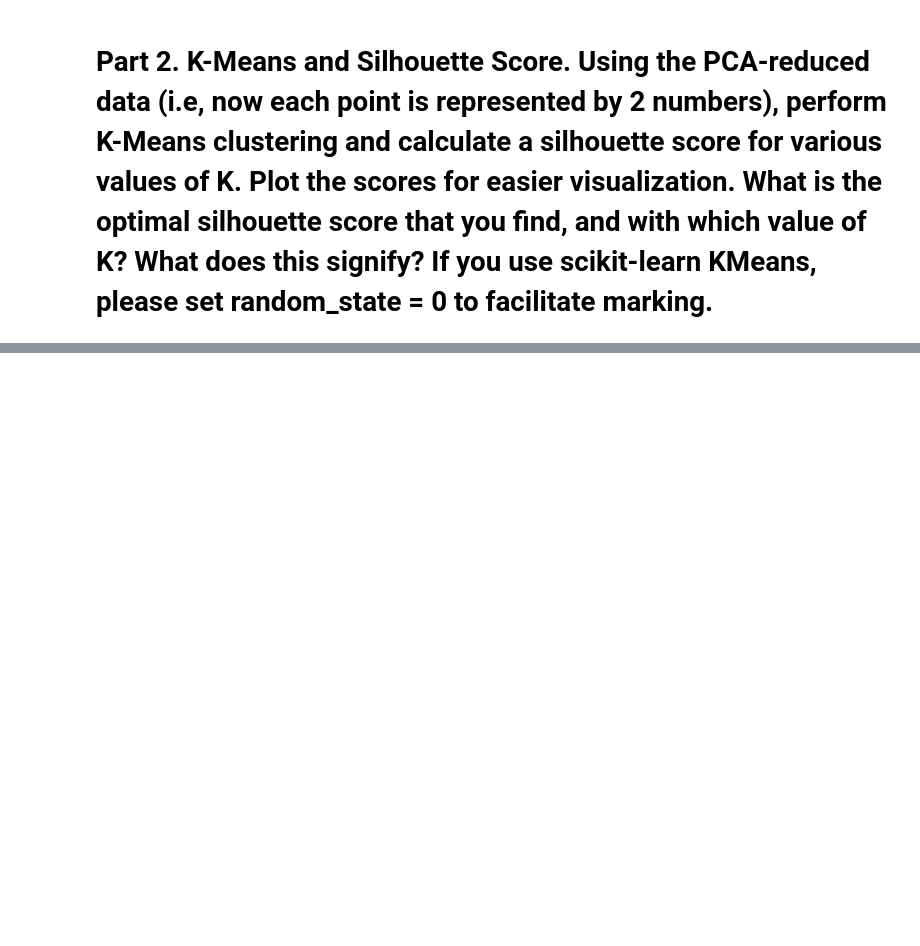
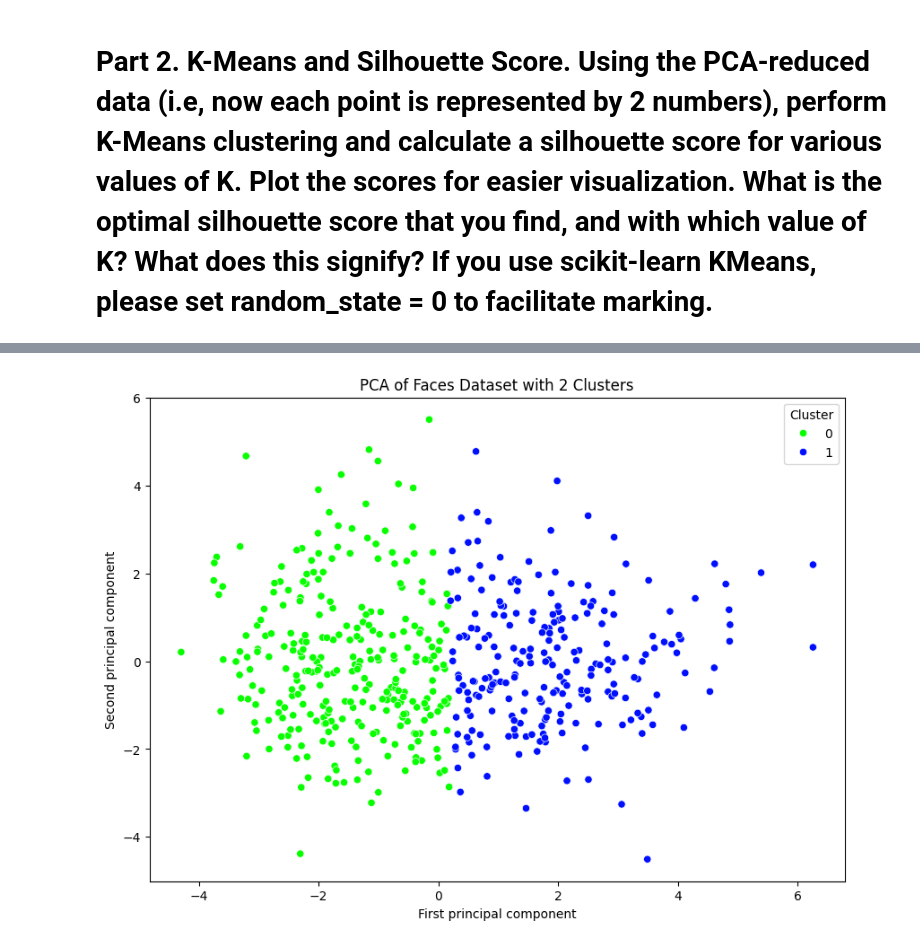
Before and after one commit to SuperRitchie/cmpt419, a Jupyter notebook: a2/a2.ipynb, the cells around one changed output, grey strips where cells are left out. Drawn from its saved outputs; the diff is of its cells as text; code cells hidden in the pictures; blank space fills up the shorter version.

```diff
--- a/a2/a2.ipynb
+++ b/a2/a2.ipynb
@@ -102,0 +103,18 @@ Silhouette Score for k = 10: 0.3373678909796185
+# %%
+# max silhouette score
+optimal_k = silhouette_scores.index(max(silhouette_scores)) + 2  # +2 because k_values start at 2
+
+kmeans_optimal = KMeans(n_clusters=optimal_k, random_state=0)
+cluster_labels_optimal = kmeans_optimal.fit_predict(X_pca)
+
+# visualize the clusters
+plt.figure(figsize=(10, 7))
+palette = sns.color_palette('hsv', optimal_k)
+sns.scatterplot(x=X_pca[:, 0], y=X_pca[:, 1], hue=cluster_labels_optimal, palette=palette)
+plt.title(f'PCA of Faces Dataset with {optimal_k} Clusters')
+plt.xlabel('First principal component')
+plt.ylabel('Second principal component')
+plt.legend(title='Cluster')
+plt.show()
+# %% [output]
+[figure, added]
```
Also changed, not shown: parts of 6 cells of this notebook.
